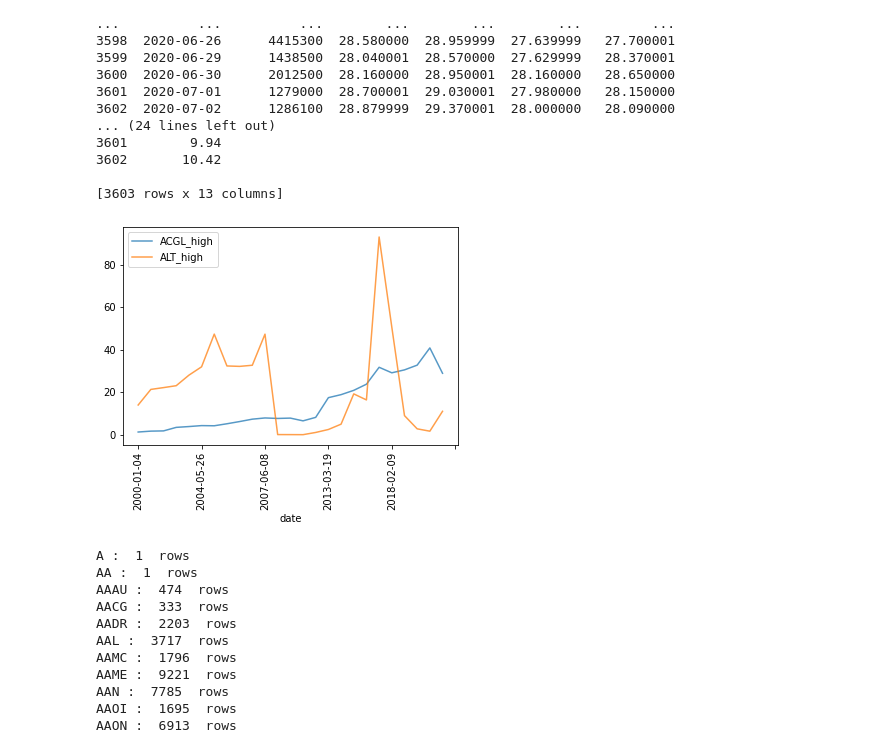
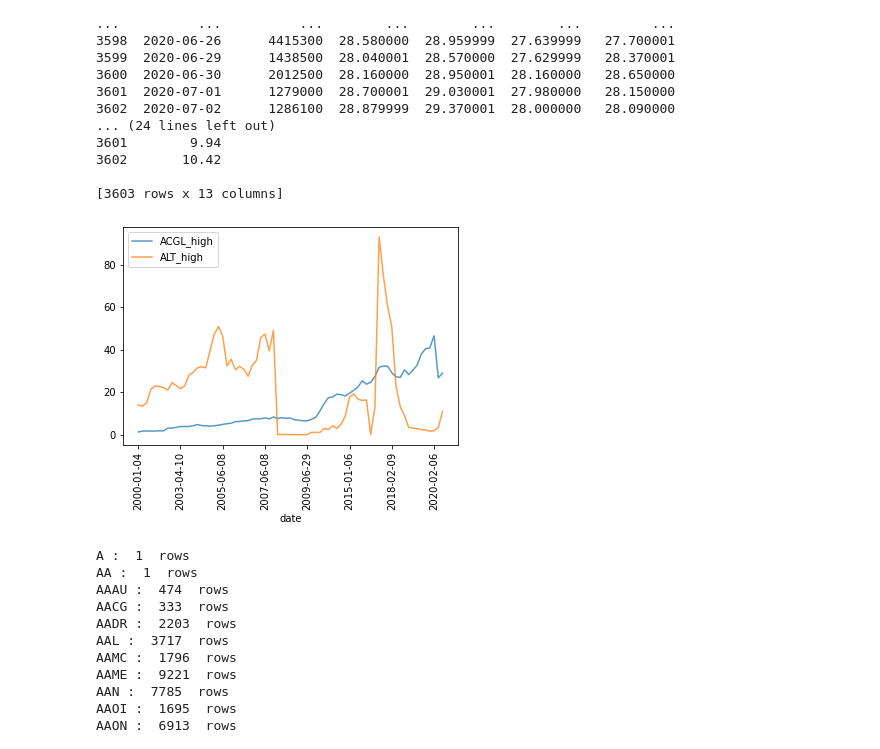
Before and after one commit to U1761249/Data-Processing, a Jupyter notebook: DataAnalysis.ipynb, the cells around one changed output. Cells and saved outputs as stored; diff of their text form; code cells hidden in the pictures.

```diff
--- a/DataAnalysis.ipynb
+++ b/DataAnalysis.ipynb
@@ -214,13 +224,13 @@ print(joined)
 # %%
 # Plot the highest price of each stock over time
 
 # n represents the interval between measurements.
-n = 150
+n = 50
 
 plt = joined.iloc[::n, :].plot(kind='line',alpha=0.75, x='date', y= [stock1 + '_high', stock2 + '_high'])
 plt.tick_params(axis='x', rotation=90)
 # %% [output]
-[figure, old version]
+[figure, new version]
 # %%
 # Get the top n stocks for a date
 
```
Also changed, not shown: parts of 6 cells of this notebook.
